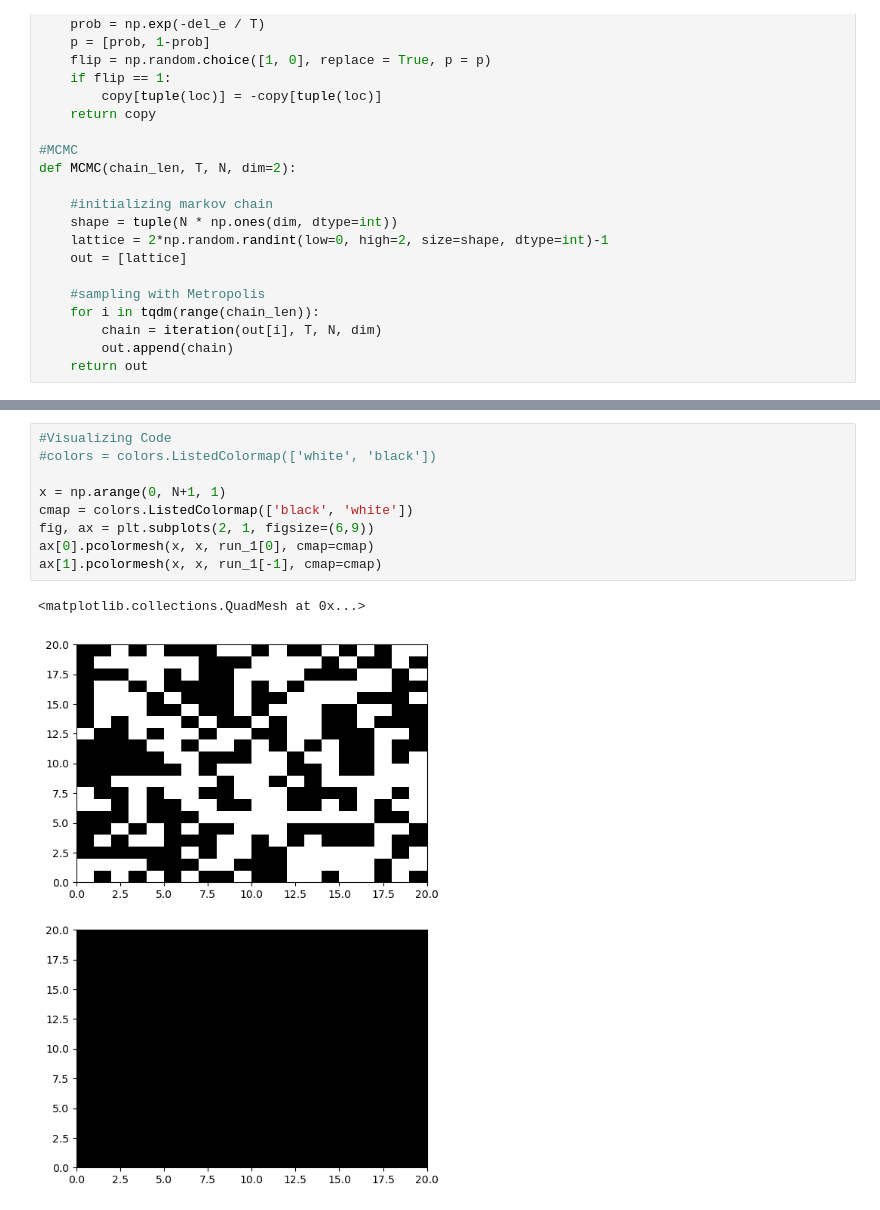
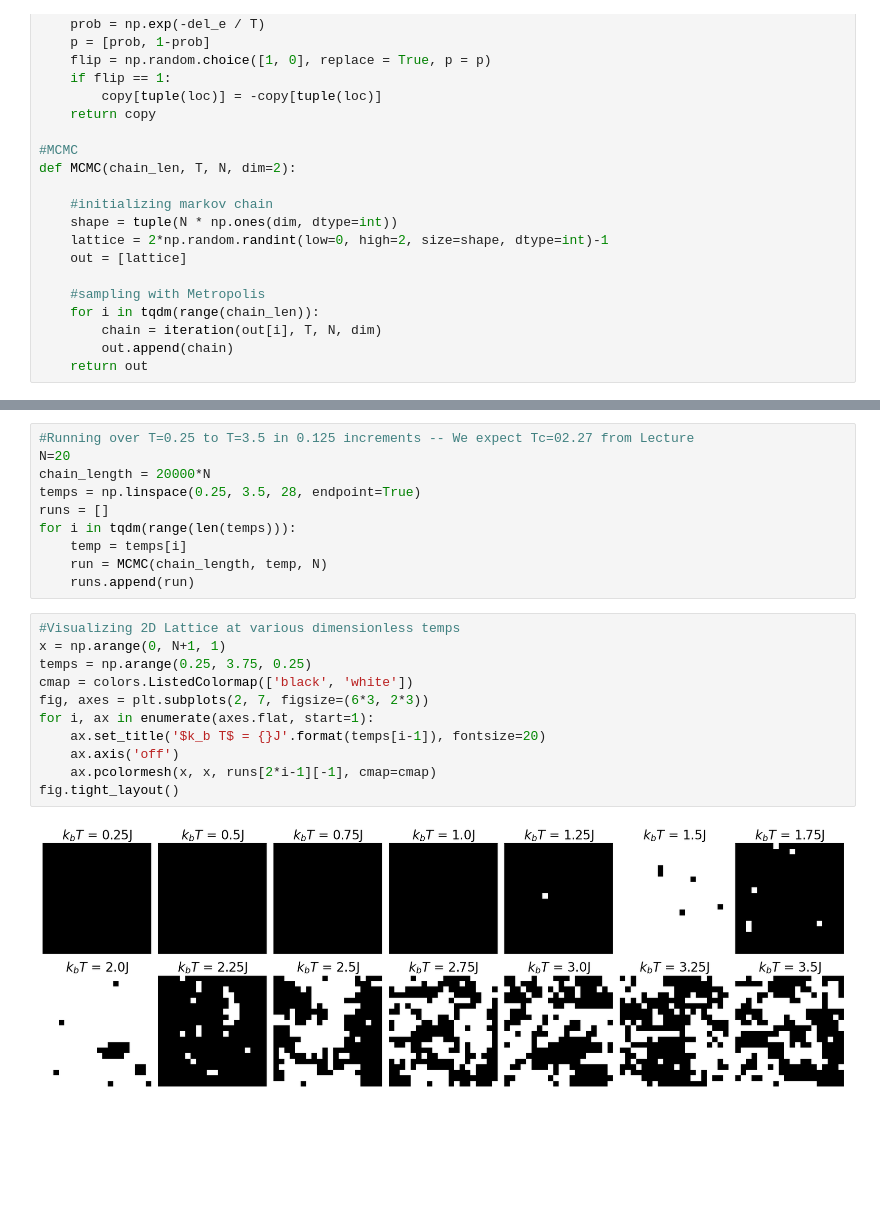
Before and after one commit to jmanlarkin/Phys362_Repo, a Jupyter notebook: Pset_08.ipynb, the cells around one changed output, grey strips where cells are left out. Saved outputs shown, nothing was run; the diff lists cells and outputs as text; blank space fills up the shorter version.

Commit message:
Finished with mult temp

```diff
--- a/Pset_08.ipynb
+++ b/Pset_08.ipynb
@@ -65,12 +55,23 @@ for i in tqdm(range(len(temps))):
-# %%
-#Visualizing Code
-#colors = colors.ListedColormap(['white', 'black'])
-
-x = np.arange(0, N+1, 1)
-cmap = colors.ListedColormap(['black', 'white'])
-fig, ax = plt.subplots(2, 1, figsize=(6,9))
-ax[0].pcolormesh(x, x, run_1[0], cmap=cmap)
-ax[1].pcolormesh(x, x, run_1[-1], cmap=cmap)
-# %% [output]
-<matplotlib.collections.QuadMesh at 0x...>
-[figure, removed]
+# %%
+#Running over T=0.25 to T=3.5 in 0.125 increments -- We expect Tc=02.27 from Lecture
+N=20
+chain_length = 20000*N
+temps = np.linspace(0.25, 3.5, 28, endpoint=True)
+runs = []
+for i in tqdm(range(len(temps))):
+    temp = temps[i]
+    run = MCMC(chain_length, temp, N)
+    runs.append(run)
+# %%
+#Visualizing 2D Lattice at various dimensionless temps
+x = np.arange(0, N+1, 1)
+temps = np.arange(0.25, 3.75, 0.25)
+cmap = colors.ListedColormap(['black', 'white'])
+fig, axes = plt.subplots(2, 7, figsize=(6*3, 2*3))
+for i, ax in enumerate(axes.flat, start=1):
+    ax.set_title('$k_b T$ = {}J'.format(temps[i-1]), fontsize=20)
+    ax.axis('off')
+    ax.pcolormesh(x, x, runs[2*i-1][-1], cmap=cmap)
+fig.tight_layout()
+# %% [output]
+[figure, added]
```
Also changed, not shown: parts of 2 cells of this notebook.
